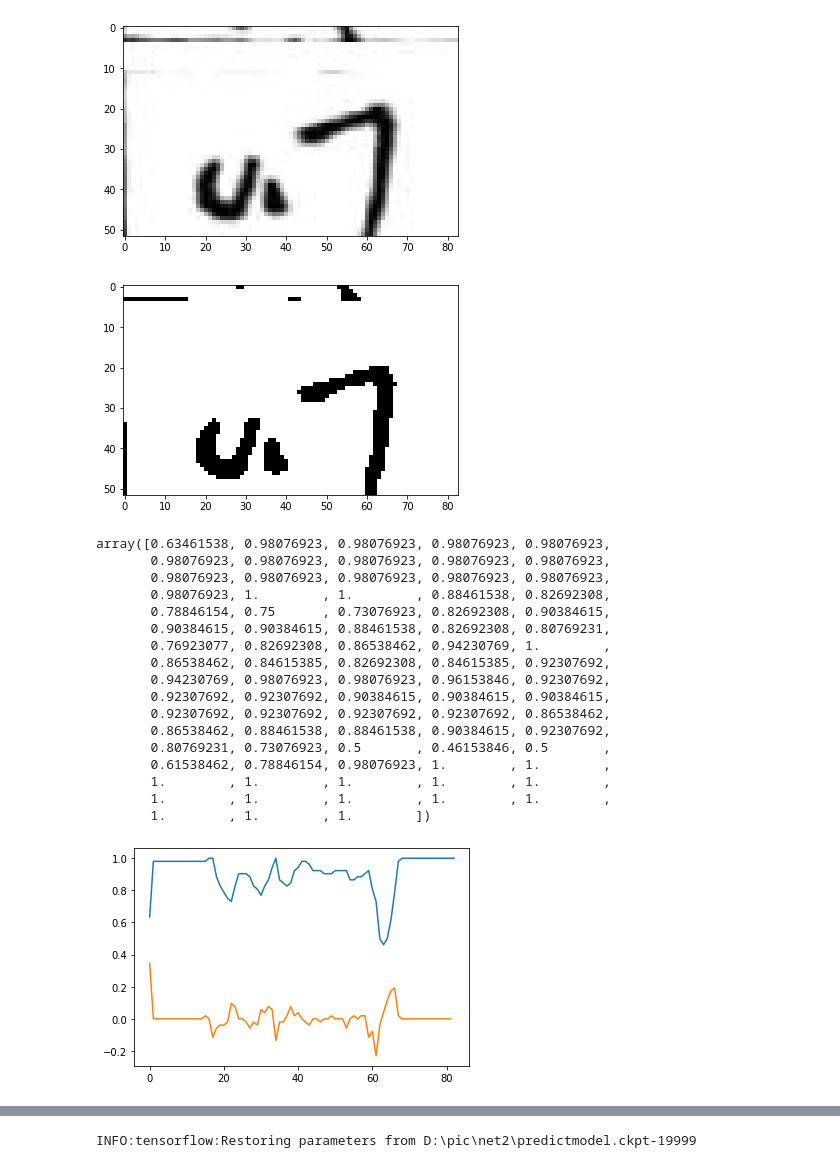
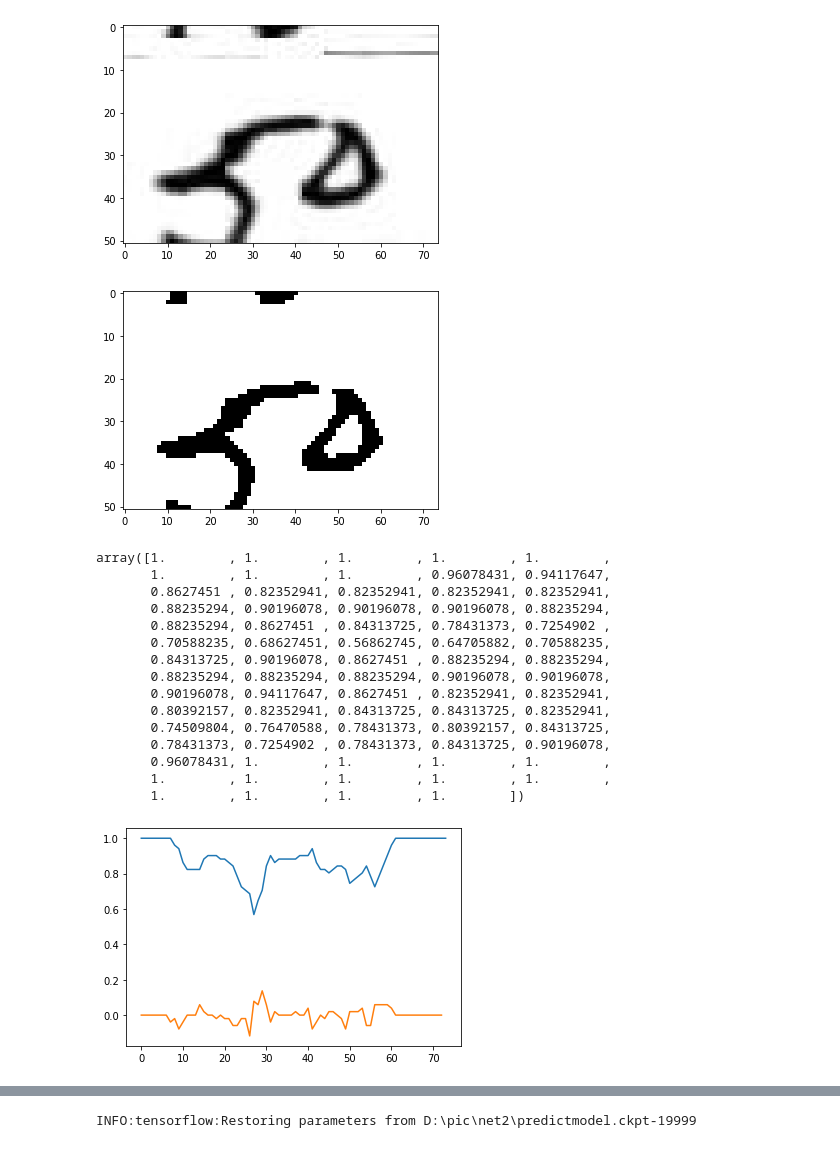
Before and after one commit to pengyang486868/shtnum, a Jupyter notebook: rec2.ipynb, the cells around one changed output, grey strips where cells are left out. Cells and saved outputs as stored; diff of their text form; code cells hidden in the pictures.

```diff
--- a/rec2.ipynb
+++ b/rec2.ipynb
@@ -8,22 +8,22 @@ path = r'D:\pic\splits'
 # %%
 # imraw = plt.imread(os.path.join(path, 'recf.jpg'))
 
-im = Image.open(os.path.join(path, r'12-2.jpg'))
+im = Image.open(os.path.join(path, r'11-6.jpg'))
 
 # w, h = im.size
 # im.thumbnail((w, 28))
 imraw = np.array(im)#[:, :, 0]
 
 plt.imshow(imraw, cmap=plt.cm.gray)
 plt.show()
 # %% [output]
-[figure, old version]
+[figure, new version]
 # %%
 imsolid = np.where(imraw >= 128, 1, 0)
 plt.imshow(imsolid, cmap=plt.cm.gray)
 plt.show()
 # %% [output]
-[figure, old version]
+[figure, new version]
 # %%
 hnum = imsolid.shape[0]
 vnum = imsolid.shape[1]
@@ -33,23 +33,21 @@ hvec = np.mean(imsolid, axis=1)
 # %%
 vvec
 # %% [output]
-array([0.63461538, 0.98076923, 0.98076923, 0.98076923, 0.98076923,
-       0.98076923, 0.98076923, 0.98076923, 0.98076923, 0.98076923,
-       0.98076923, 0.98076923, 0.98076923, 0.98076923, 0.98076923,
-       0.98076923, 1.        , 1.        , 0.88461538, 0.82692308,
-       0.78846154, 0.75      , 0.73076923, 0.82692308, 0.90384615,
-       0.90384615, 0.90384615, 0.88461538, 0.82692308, 0.80769231,
-       0.76923077, 0.82692308, 0.86538462, 0.94230769, 1.        ,
-       0.86538462, 0.84615385, 0.82692308, 0.84615385, 0.92307692,
-       0.94230769, 0.98076923, 0.98076923, 0.96153846, 0.92307692,
-       0.92307692, 0.92307692, 0.90384615, 0.90384615, 0.90384615,
-       0.92307692, 0.92307692, 0.92307692, 0.92307692, 0.86538462,
-       0.86538462, 0.88461538, 0.88461538, 0.90384615, 0.92307692,
-       0.80769231, 0.73076923, 0.5       , 0.46153846, 0.5       ,
-       0.61538462, 0.78846154, 0.98076923, 1.        , 1.        ,
+array([1.        , 1.        , 1.        , 1.        , 1.        ,
+       1.        , 1.        , 1.        , 0.96078431, 0.94117647,
+       0.8627451 , 0.82352941, 0.82352941, 0.82352941, 0.82352941,
+       0.88235294, 0.90196078, 0.90196078, 0.90196078, 0.88235294,
+       0.88235294, 0.8627451 , 0.84313725, 0.78431373, 0.7254902 ,
+       0.70588235, 0.68627451, 0.56862745, 0.64705882, 0.70588235,
+       0.84313725, 0.90196078, 0.8627451 , 0.88235294, 0.88235294,
+       0.88235294, 0.88235294, 0.88235294, 0.90196078, 0.90196078,
+       0.90196078, 0.94117647, 0.8627451 , 0.82352941, 0.82352941,
+       0.80392157, 0.82352941, 0.84313725, 0.84313725, 0.82352941,
+       0.74509804, 0.76470588, 0.78431373, 0.80392157, 0.84313725,
+       0.78431373, 0.7254902 , 0.78431373, 0.84313725, 0.90196078,
+       0.96078431, 1.        , 1.        , 1.        , 1.        ,
        1.        , 1.        , 1.        , 1.        , 1.        ,
-       1.        , 1.        , 1.        , 1.        , 1.        ,
-       1.        , 1.        , 1.        ])
+       1.        , 1.        , 1.        , 1.        ])
 # %%
 def vecdiff(v):
     v_diff = []
@@ -62,7 +60,7 @@ plt.plot(range(vnum - 1), vecdiff(vvec))
 #plt.plot(range(vnum - 2), vecdiff(vecdiff(vvec)))
 plt.show()
 # %% [output]
-[figure, old version]
+[figure, new version]
 # %%
 plt.plot(range(hnum),hvec)
 plt.show()
```
Also changed, not shown: parts of 8 cells of this notebook, 2 other files.
